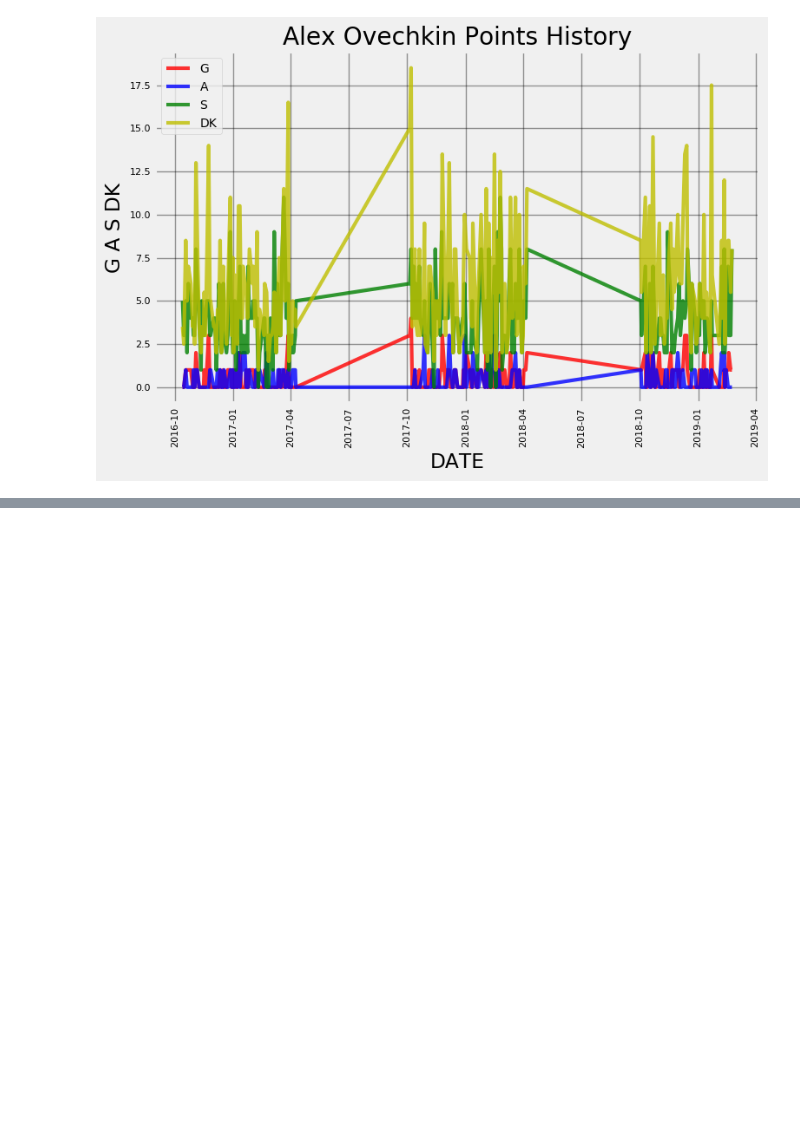
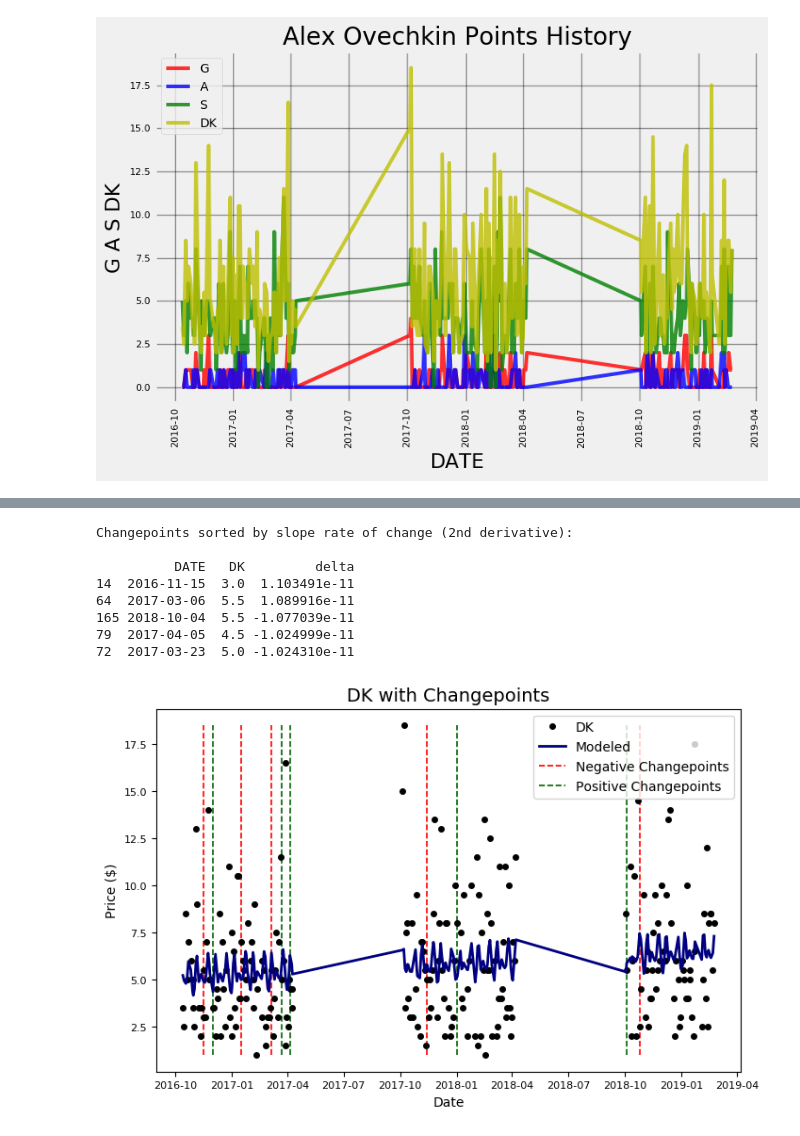
Before and after one commit to maggiemagnuson/HockeyPlayerPredictor, a Jupyter notebook: Forecaster.ipynb, the cells around one changed output, grey strips where cells are left out. Cells and saved outputs as stored; diff of their text form; code cells hidden in the pictures; blank space fills up the shorter version.

```diff
--- a/Forecaster.ipynb
+++ b/Forecaster.ipynb
@@ -622,0 +926,13 @@ Current DK = 8.00 on 2019-02-23.
+# %%
+forecaster.growth = 'linear'
+forecaster.changepoint_date_analysis()
+# %% [output]
+Changepoints sorted by slope rate of change (2nd derivative):
+
+          DATE   DK         delta
+14  2016-11-15  3.0  1.103491e-11
+64  2017-03-06  5.5  1.089916e-11
+165 2018-10-04  5.5 -1.077039e-11
+79  2017-04-05  4.5 -1.024999e-11
+72  2017-03-23  5.0 -1.024310e-11
+[figure, added]
```
Also changed, not shown: parts of 8 cells of this notebook.
